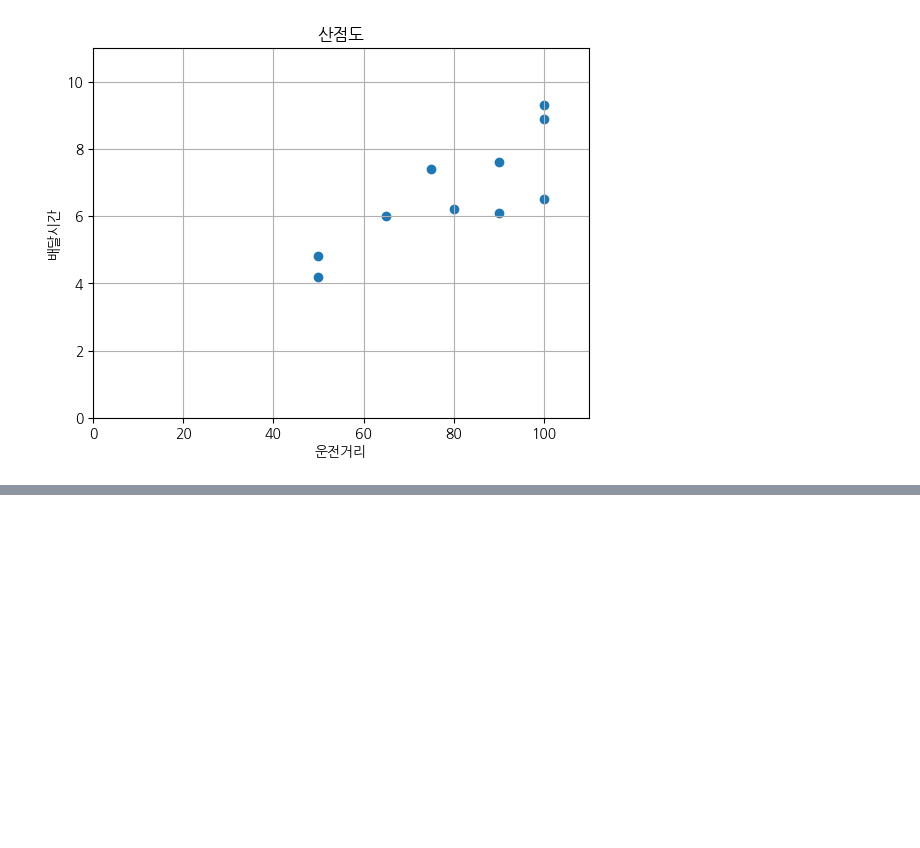
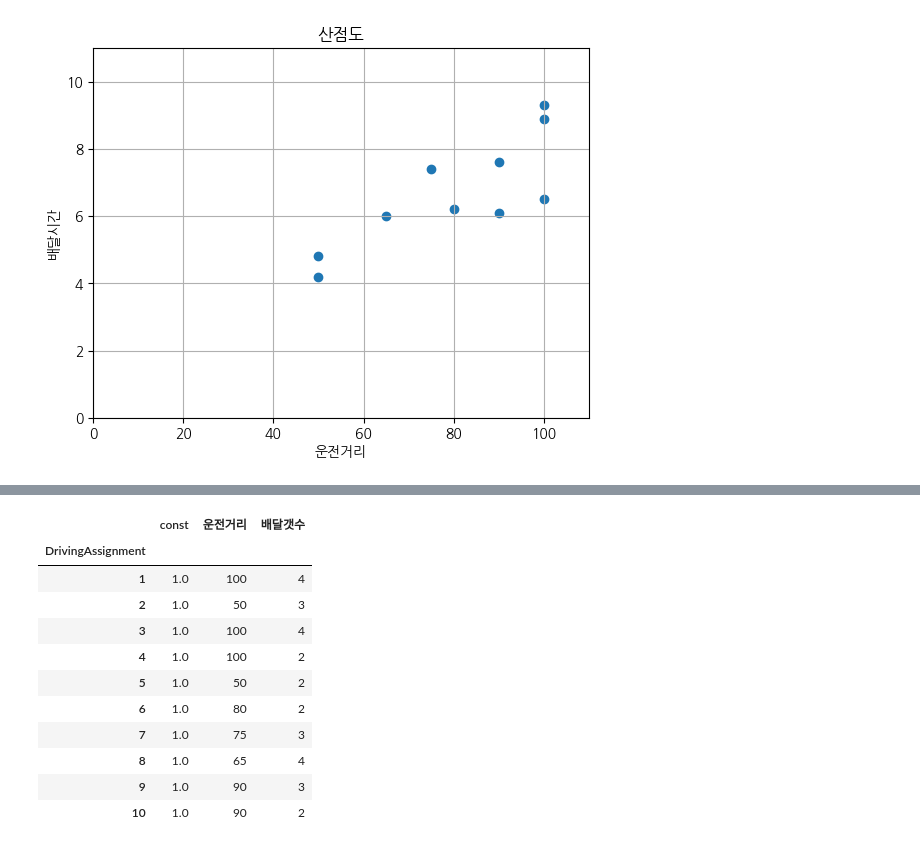
Before and after one commit to denverkim/DM_FALL2026, a Jupyter notebook: DM_LAB4.ipynb, the cells around one changed output, grey strips where cells are left out. Cells and saved outputs as stored; diff of their text form; code cells hidden in the pictures; blank space fills up the shorter version.

```diff
--- a/DM_LAB4.ipynb
+++ b/DM_LAB4.ipynb
@@ -121,0 +131,10 @@ plt.show()
+# %%
+# x and y split
+y = butler.배달시간
+x = butler.운전거리
+# %%
+# 선형 회귀분석
+import statsmodels.api as sm
+
+x = sm.add_constant(x)
+x
@@ -121,0 +180,20 @@ plt.show()
+# %%
+# 다중회귀분석
+y = butler.배달시간
+x = butler[['운전거리','배달갯수']]
+# %%
+x = sm.add_constant(x)
+x
+# %% [output]
+|  | const | 운전거리 | 배달갯수 |
+| DrivingAssignment |  |  |  |
+| 1 | 1.0 | 100 | 4 |
+| 2 | 1.0 | 50 | 3 |
+| 3 | 1.0 | 100 | 4 |
+| 4 | 1.0 | 100 | 2 |
+| 5 | 1.0 | 50 | 2 |
+| 6 | 1.0 | 80 | 2 |
+| 7 | 1.0 | 75 | 3 |
+| 8 | 1.0 | 65 | 4 |
+| 9 | 1.0 | 90 | 3 |
+| 10 | 1.0 | 90 | 2 |
```
Also changed, not shown: parts of 10 cells of this notebook.
